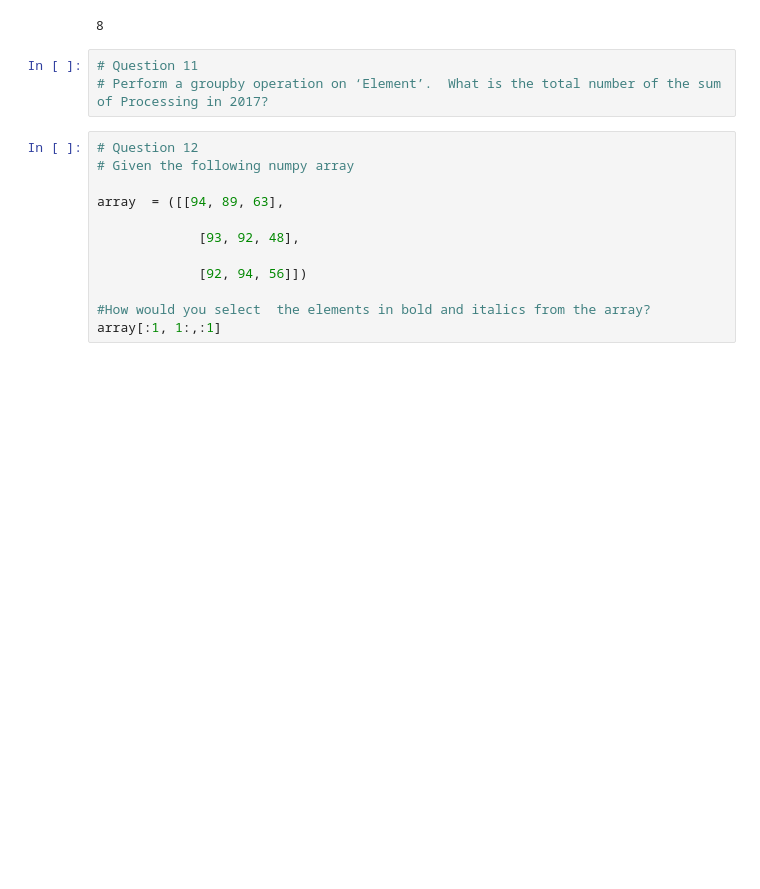
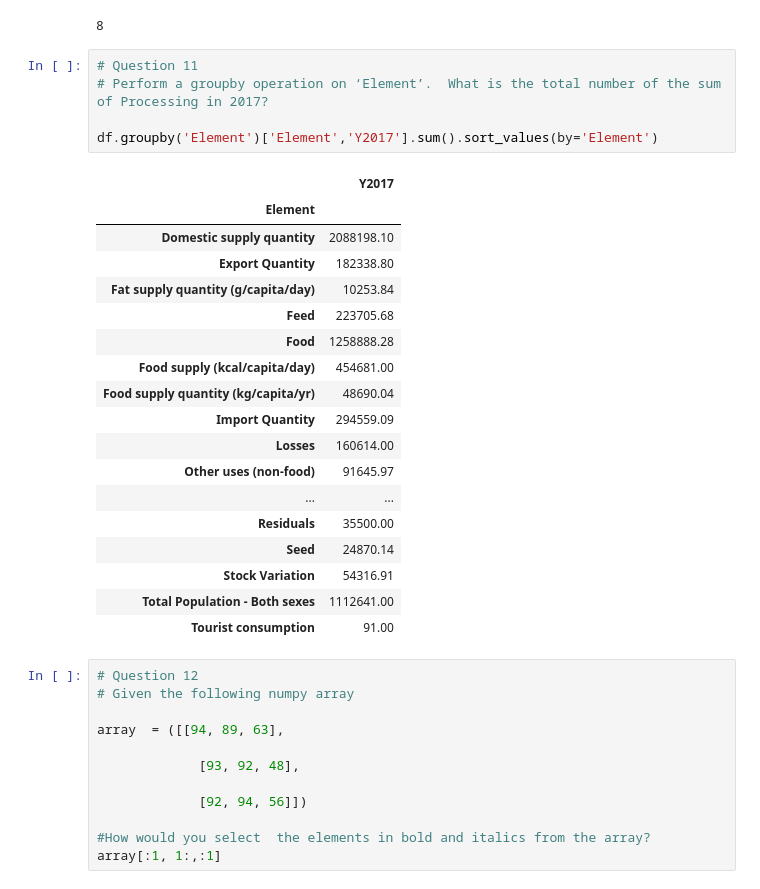
Before and after one commit to Shayee0778/Hamoye-Lesson-1, a Jupyter notebook: Hamoye Project 1 tag along notebook.ipynb, the cells around one changed output. Saved outputs shown, nothing was run; the diff lists cells and outputs as text; blank space fills up the shorter version.

```diff
--- a/Hamoye Project 1 tag along notebook.ipynb
+++ b/Hamoye Project 1 tag along notebook.ipynb
@@ -192,6 +192,27 @@ x
 # %%
 # Question 11
 # Perform a groupby operation on ‘Element’.  What is the total number of the sum of Processing in 2017?
+
+df.groupby('Element')['Element','Y2017'].sum().sort_values(by='Element')
+# %% [output]
+|  | Y2017 |
+| Element |  |
+| Domestic supply quantity | 2088198.10 |
+| Export Quantity | 182338.80 |
+| Fat supply quantity (g/capita/day) | 10253.84 |
+| Feed | 223705.68 |
+| Food | 1258888.28 |
+| Food supply (kcal/capita/day) | 454681.00 |
+| Food supply quantity (kg/capita/yr) | 48690.04 |
+| Import Quantity | 294559.09 |
+| Losses | 160614.00 |
+| Other uses (non-food) | 91645.97 |
+| ... | ... |
+| Residuals | 35500.00 |
+| Seed | 24870.14 |
+| Stock Variation | 54316.91 |
+| Total Population - Both sexes | 1112641.00 |
+| Tourist consumption | 91.00 |
 # %%
 # Question 12
 # Given the following numpy array
```
